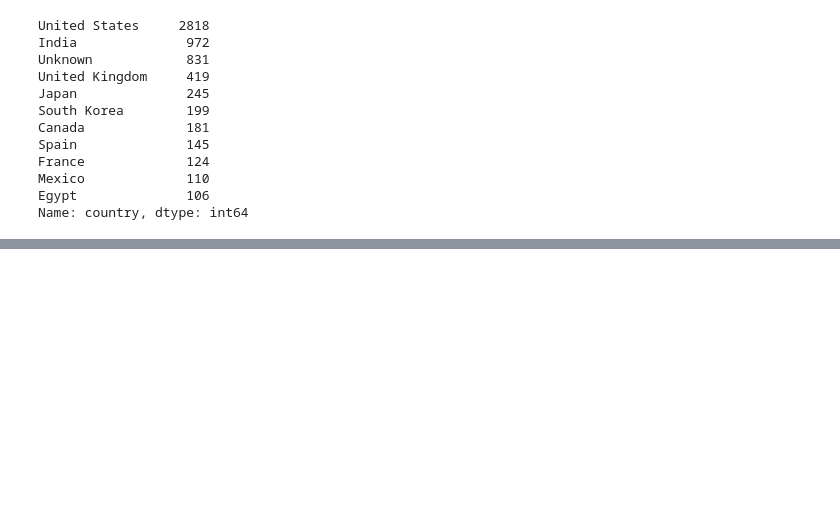
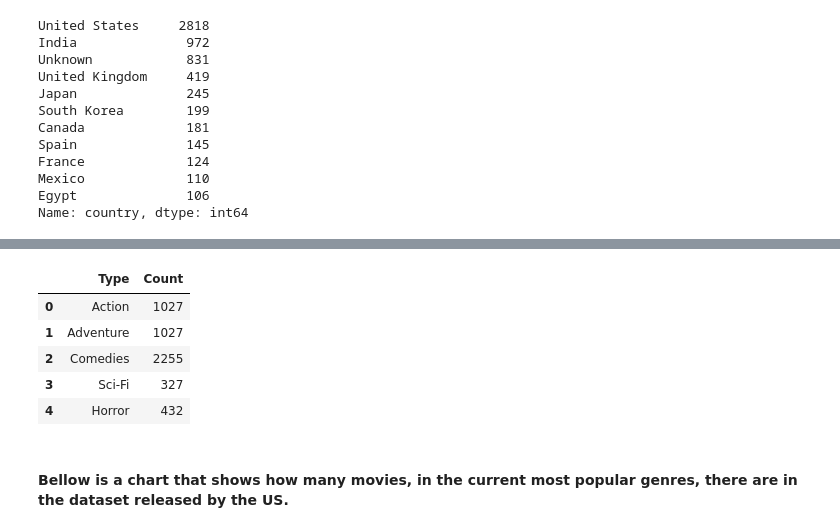
Before and after one commit to allisoncwalker/Data-Analysis-Notebook, a Jupyter notebook: notebook.ipynb, the cells around one changed output, grey strips where cells are left out. Drawn from its saved outputs; the diff is of its cells as text; code cells hidden in the pictures; blank space fills up the shorter version.

```diff
--- a/notebook.ipynb
+++ b/notebook.ipynb
@@ -139,0 +155,15 @@ AttributeError: module 'pandas' has no attribute 'df'
+# %%
+results_df = pd.DataFrame( {
+        "Type": ["Action", "Adventure", "Comedies","Sci-Fi","Horror"],
+        "Count": [Total_Action, Total_Adventure, Total_Comedies, Total_Sci_Fi, Total_Horror] }
+        )
+results_df
+# %% [output]
+|  | Type | Count |
+| 0 | Action | 1027 |
+| 1 | Adventure | 1027 |
+| 2 | Comedies | 2255 |
+| 3 | Sci-Fi | 327 |
+| 4 | Horror | 432 |
+# %% [markdown]
+#### Bellow is a chart that shows how many movies, in the current most popular genres, there are in the dataset released by the US.
```
Also changed, not shown: parts of 28 cells of this notebook, 4 other files.
